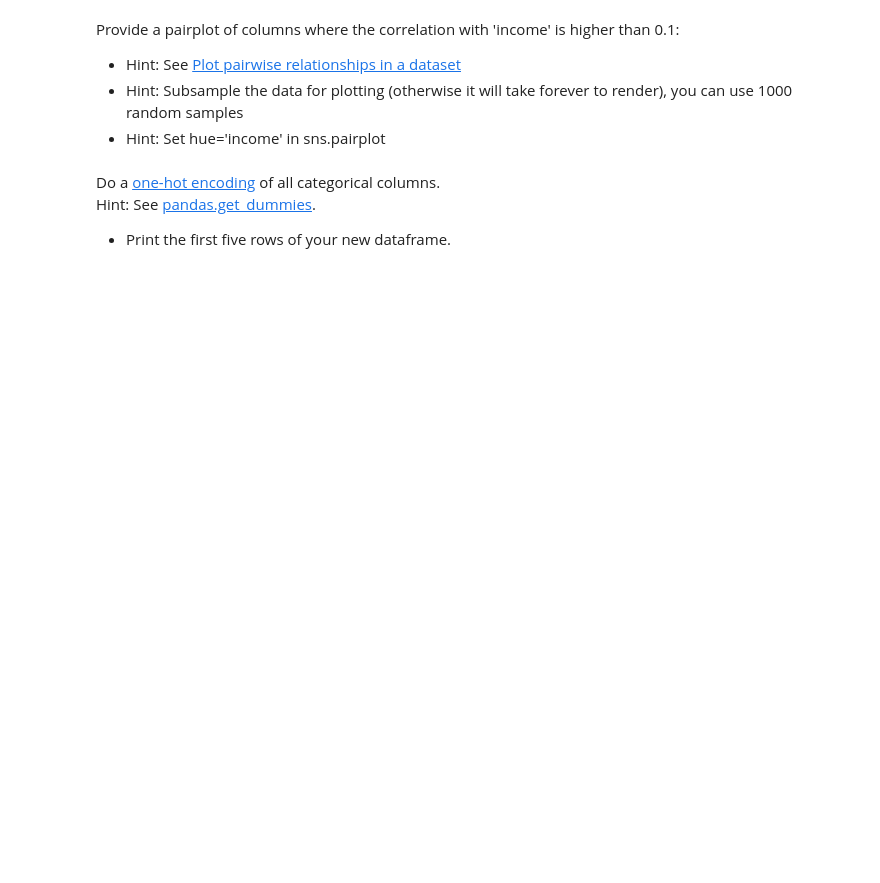
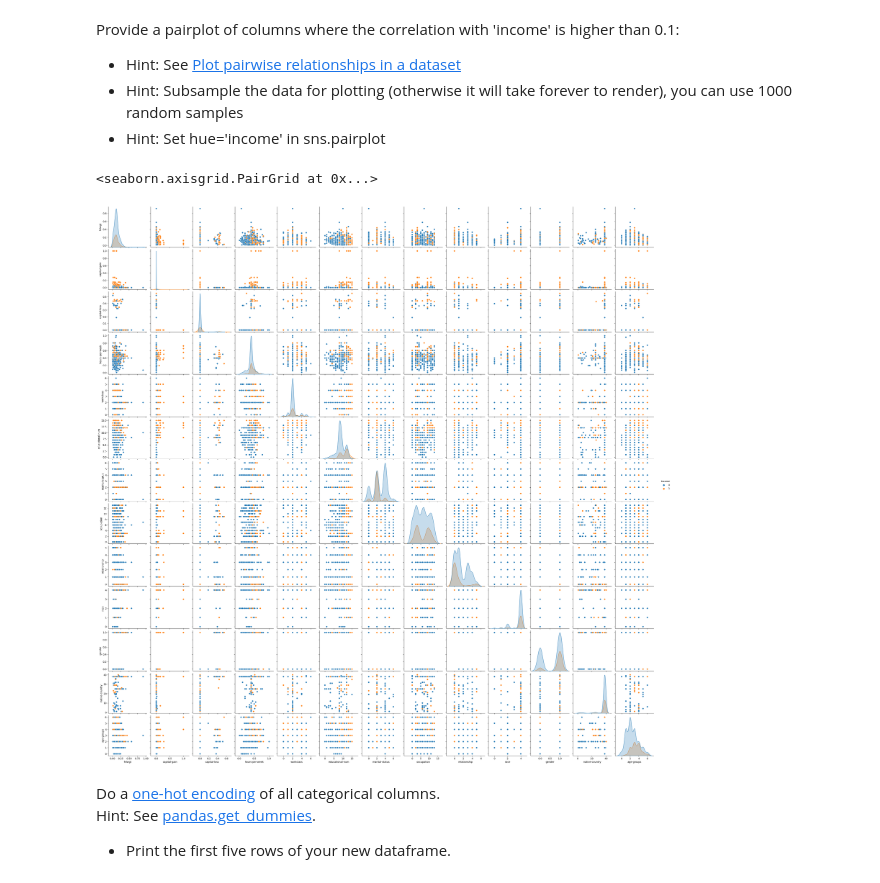
Before and after one commit to DaBauer/CAPrivacy, a Jupyter notebook: 003-pandas/003_exercise.ipynb, the cells around one changed output. Cells and saved outputs as stored; diff of their text form; code cells hidden in the pictures; blank space fills up the shorter version.

```diff
--- a/003-pandas/003_exercise.ipynb
+++ b/003-pandas/003_exercise.ipynb
@@ -167,6 +281,11 @@ Provide a pairplot of columns where the correlation with 'income' is higher than
 * Hint: Set hue='income' in sns.pairplot
 # %%
 # Pairplot of columns correlated with income
+#sns.pairplot(df[(cross_cor['income'] > 0.1).index].sample(1000), hue='income')
+sns.pairplot(norm_labeled[(cross_cor['income'] > 0.1).index].sample(1000), hue='income')
+# %% [output]
+<seaborn.axisgrid.PairGrid at 0x...>
+[figure, added]
 # %% [markdown]
 Do a [one-hot encoding](https://en.wikipedia.org/wiki/One-hot) of all categorical columns.
 Hint: See [pandas.get_dummies](https://pandas.pydata.org/docs/reference/api/pandas.get_dummies.html).
```
Also changed, not shown: parts of 20 cells of this notebook, 1 other file.
